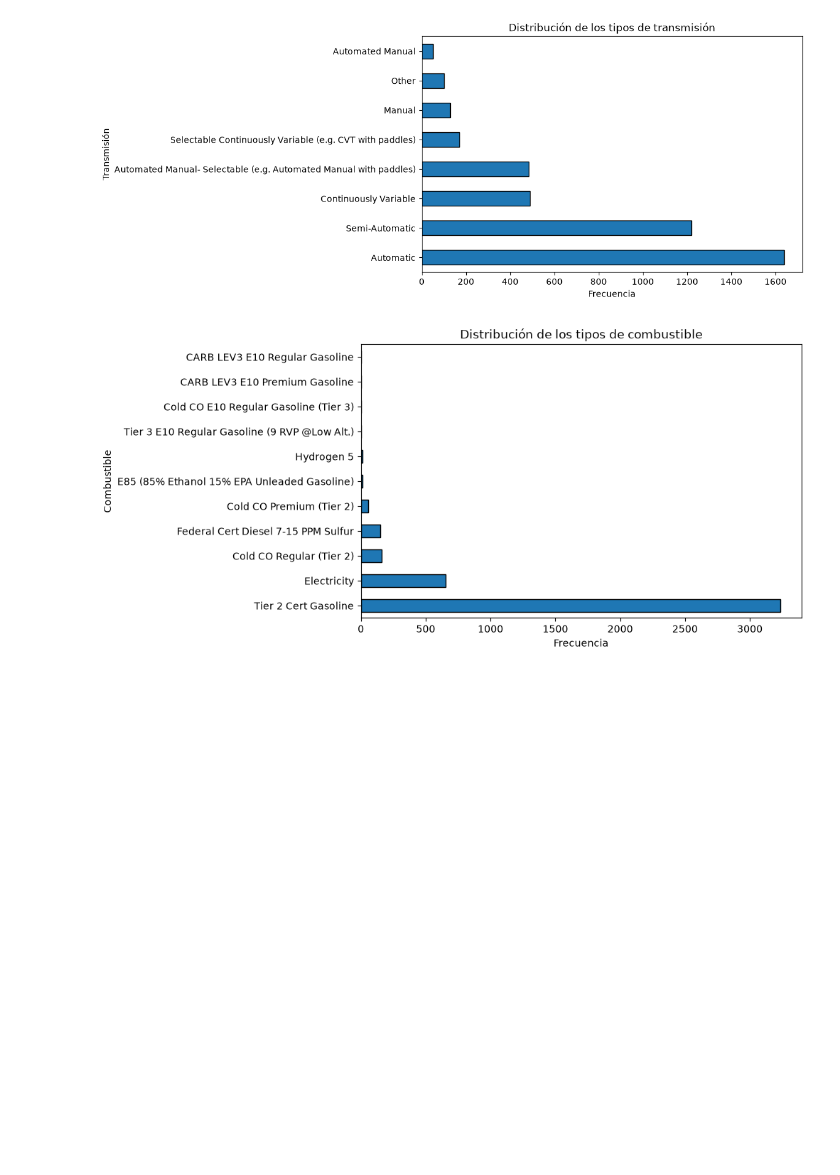
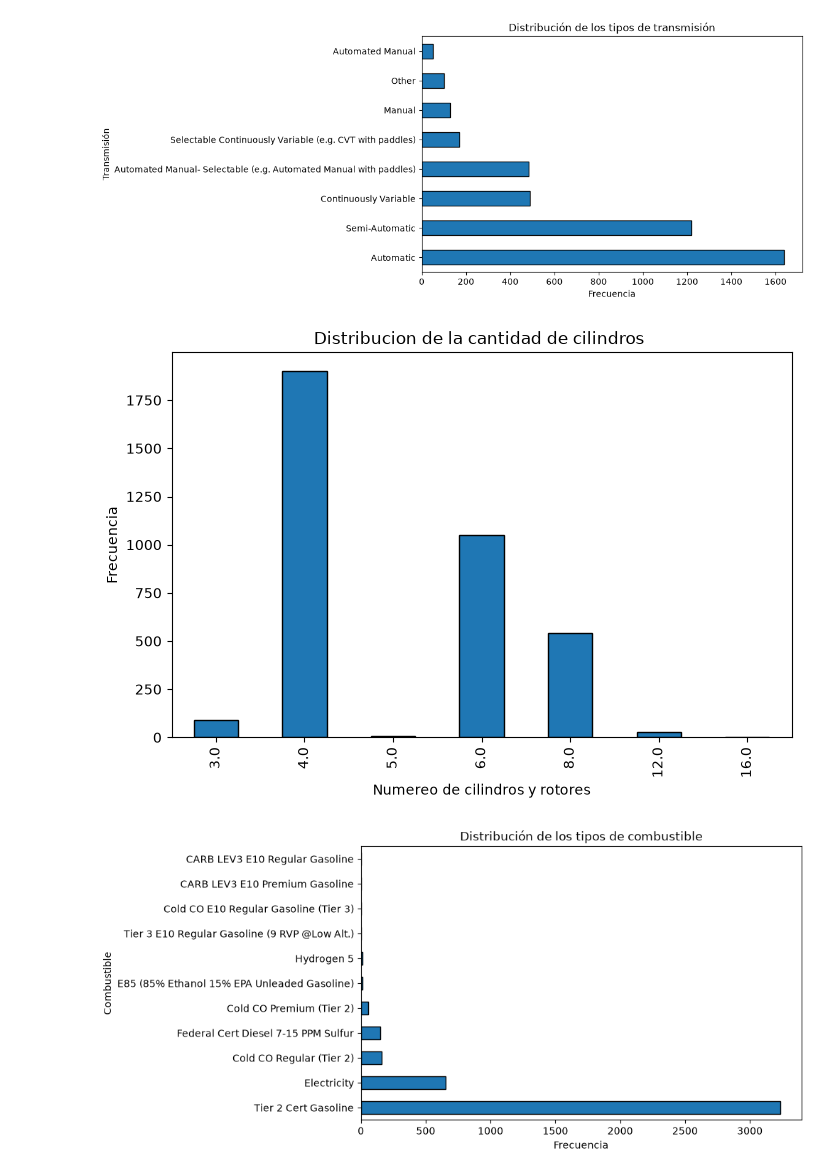
Before and after one commit to abiordorica13/TPEFUNDAMENTOS, a Jupyter notebook: Untitled-1.ipynb, the cells around one changed output. Cells and saved outputs as stored; diff of their text form; code cells hidden in the pictures; blank space fills up the shorter version.

```diff
--- a/Untitled-1.ipynb
+++ b/Untitled-1.ipynb
@@ -170,6 +174,19 @@ plt.title("Distribución de los tipos de transmisión")
 plt.show()
 # %% [output]
 [figure]
+# %%
+#Distribucion de la cantidad de cilindros
+
+plt.figure(figsize=(8,5))
+df["# of Cylinders and Rotors"].value_counts().sort_index().plot(kind="bar", edgecolor="black")
+
+plt.xlabel("Numereo de cilindros y rotores")
+plt.ylabel("Frecuencia")
+plt.title("Distribucion de la cantidad de cilindros ")
+
+plt.show()
+# %% [output]
+[figure, added]
 # %%
 #Distribucion del combustible
 
```
Also changed, not shown: parts of 5 cells of this notebook.
